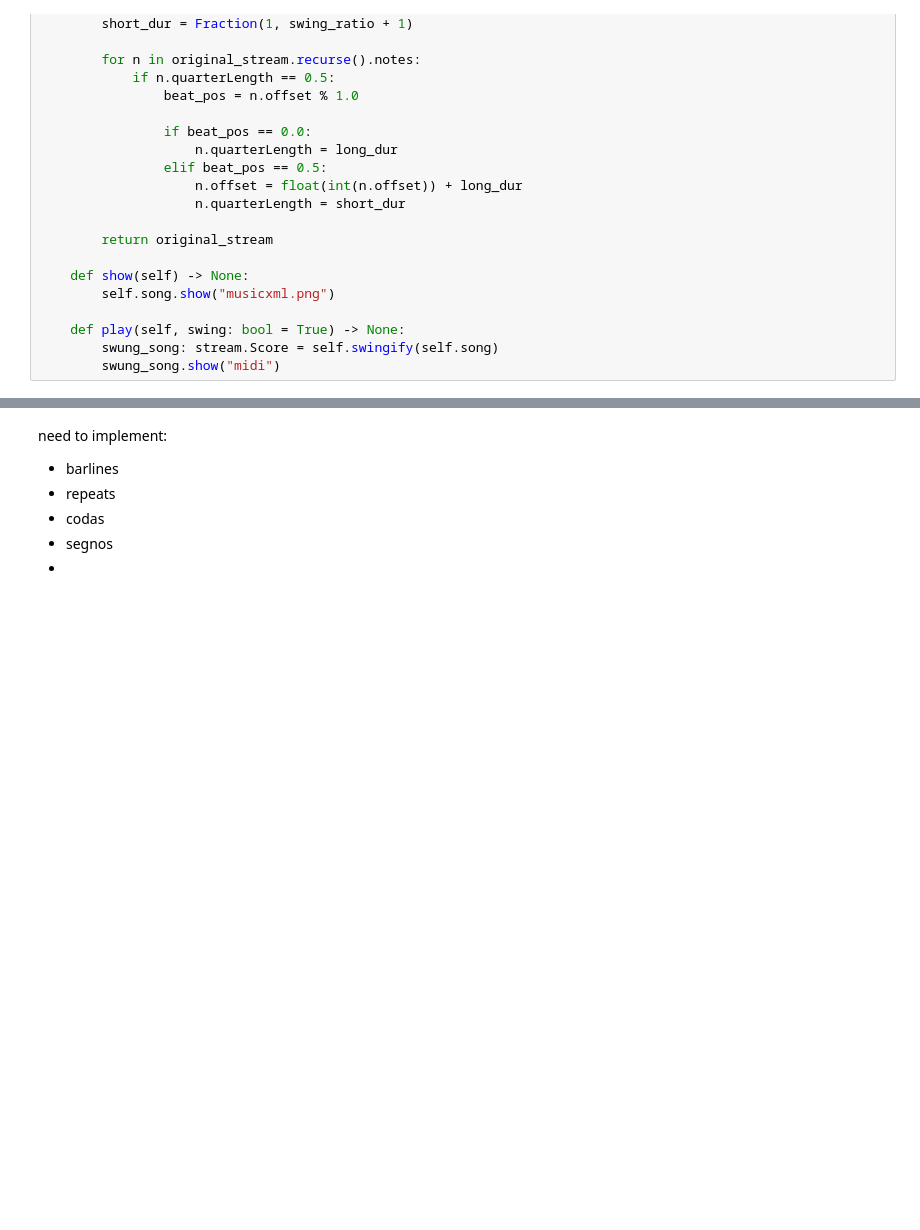
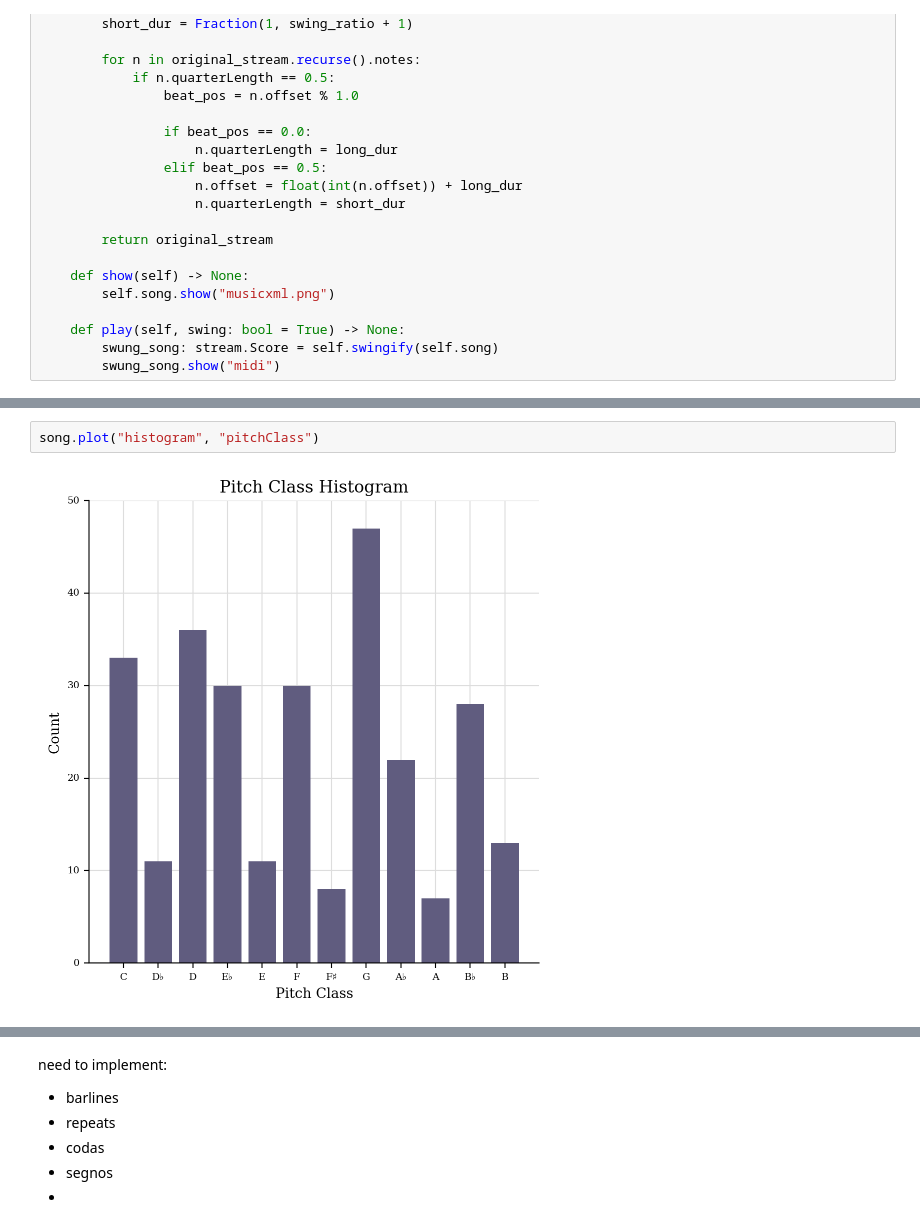
Before and after one commit to cwrightlibrary/JazzEtudeGenerator, a Jupyter notebook: main.ipynb, the cells around one changed output, grey strips where cells are left out. Drawn from its saved outputs; the diff is of its cells as text; blank space fills up the shorter version.

```diff
--- a/main.ipynb
+++ b/main.ipynb
@@ -339,0 +351,4 @@ song.show("midi")
+# %%
+song.plot("histogram", "pitchClass")
+# %% [output]
+[figure, added]
```
Also changed, not shown: parts of 3 cells of this notebook, 1 other file.
